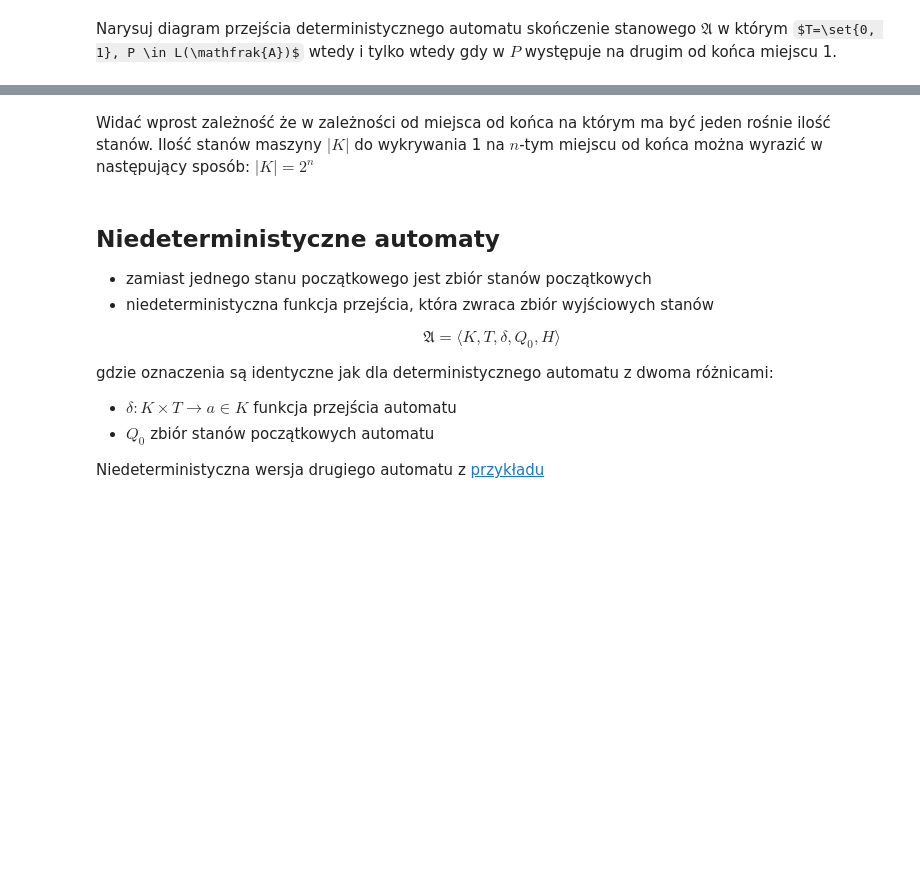
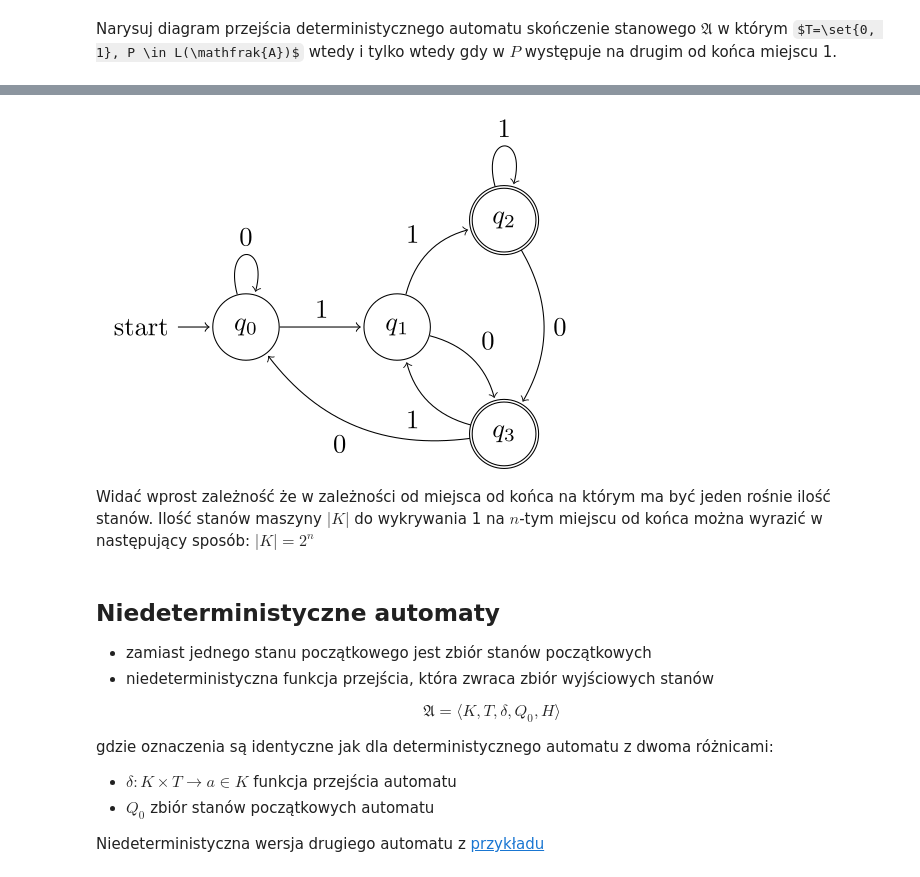
Before and after one commit to TCA166/notes, a Jupyter notebook: jezyki-formalne/jezyki.ipynb, the cells around one changed output, grey strips where cells are left out. Drawn from its saved outputs; the diff is of its cells as text; code cells hidden in the pictures; some formulas as TeX source; blank space fills up the shorter version.

```diff
--- a/jezyki-formalne/jezyki.ipynb
+++ b/jezyki-formalne/jezyki.ipynb
@@ -278,20 +279,20 @@ Narysuj diagram przejścia deterministycznego automatu skończenie stanowego $\m
 # %% [markdown]
 Narysuj diagram przejścia deterministycznego automatu skończenie stanowego $\mathfrak{A}$ w którym $T=\set{0, 1}, P \in L(\mathfrak{A})$ wtedy i tylko wtedy gdy w $P$ występuje na drugim od końca miejscu 1.
 # %%
-%%tikz -sc=2.0 -l=automata,positioning
-\begin{tikzpicture}[shorten >=1pt,node distance=2.5cm,on grid,auto]
+%%tikz -sc=2.0 -l=automata,positioning -r -g
+\begin{tikzpicture}[shorten >=1pt,node distance=2.0cm,on grid,auto]
     \node[state,initial] (q_0)   {$q_0$};
     \node[state](q_1) [right=of q_0] {$q_1$};
     \node[state,accepting](q_2) [above right=of q_1] {$q_2$};
     \node[state,accepting](q_3) [below right=of q_1] {$q_3$};
     \path[->]
-    (q_0) edge  node {1} (q_1)
+    (q_0) edge   node {1} (q_1)
           edge  [loop above] node {0} ()
-    (q_1) edge  node [swap] {0} (q_3)
-          edge  node {1} (q_2)
+    (q_1) edge  [bend left] node {0} (q_3)
+          edge  [bend left] node {1} (q_2)
     (q_2) edge  [loop above] node {1} ()
-          edge  node {0} (q_3)
-    (q_3) edge  node [swap] {1} (q_1)
-          edge  node {0} (q_0);
+          edge  [bend left] node {0} (q_3)
+    (q_3) edge  [bend left] node {1} (q_1)
+          edge  [bend left] node {0} (q_0);
 \end{tikzpicture}
 # %% [output]
@@ -299,3 +299,4 @@ Narysuj diagram przejścia deterministycznego automatu skończenie stanowego $\m
+[figure, added]
 # %% [markdown]
 Widać wprost zależność że w zależności od miejsca od końca na którym ma być jeden rośnie ilość stanów.
 Ilość stanów maszyny $|K|$ do wykrywania 1 na $n$-tym miejscu od końca można wyrazić w następujący sposób: $|K| = 2^n$
```
Also changed, not shown: parts of 3 cells of this notebook.
